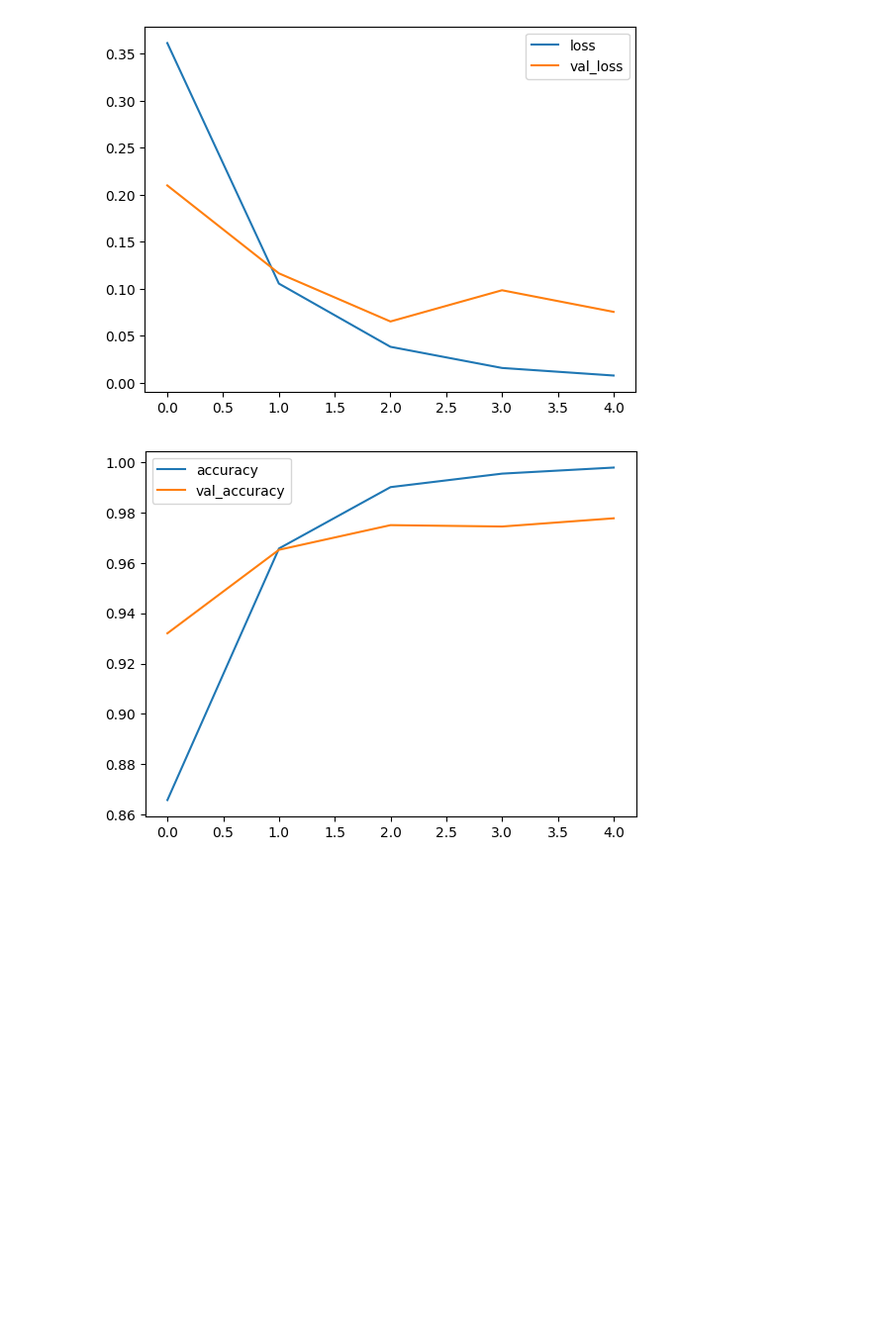
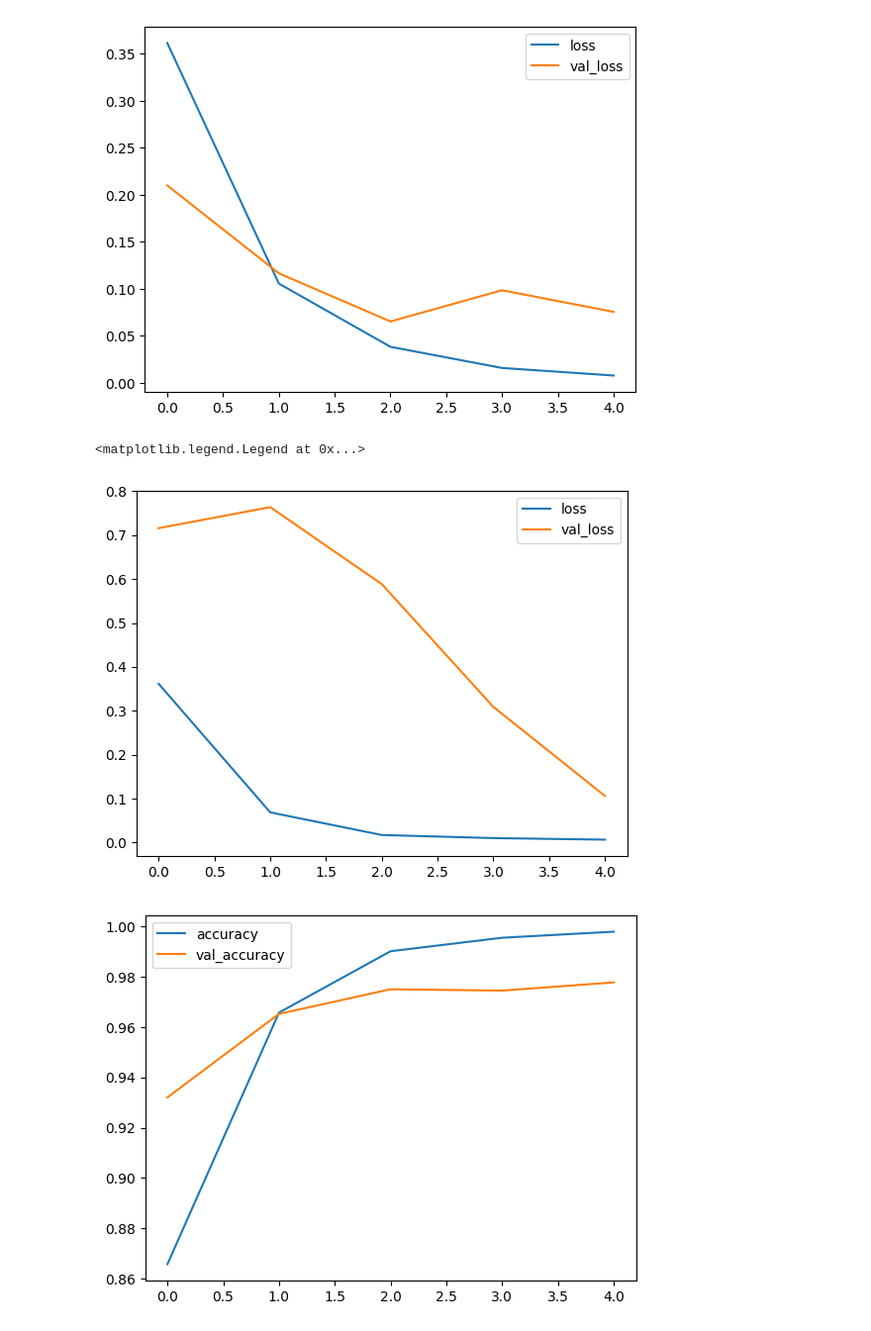
Before and after one commit to noirelab/lamia-bootcamp, a Jupyter notebook: CARD 15/spam detection.ipynb, the cells around one changed output. Shown at 99% size. Cells and saved outputs as stored; diff of their text form; code cells hidden in the pictures; blank space fills up the shorter version.

```diff
--- a/CARD 15/spam detection.ipynb
+++ b/CARD 15/spam detection.ipynb
@@ -89,10 +89,13 @@ D = 20
 i = Input(shape=(T,))
 x = Embedding(V + 1, D)(i)
 x = Conv1D(32, 3, activation='relu')(x)
+x = BatchNormalization()(x)
 x = MaxPooling1D(3)(x)
 x = Conv1D(64, 3, activation='relu')(x)
+x = BatchNormalization()(x)
 x = MaxPooling1D(3)(x)
 x = Conv1D(128, 3, activation='relu')(x)
+x = BatchNormalization()(x)
 x = GlobalMaxPooling1D()(x)
 x = Dense(1, activation='sigmoid')(x)
 
@@ -130,4 +133,14 @@ plt.legend()
 # %% [output]
 <matplotlib.legend.Legend at 0x...>
 [figure]
+# %%
+# com batch normalization
+# apos adicionar o batch normalization após cada etapa, foi visto uma melhoria siginificatica no modelo
+
+plt.plot(r.history['loss'], label='loss')
+plt.plot(r.history['val_loss'], label='val_loss')
+plt.legend()
+# %% [output]
+<matplotlib.legend.Legend at 0x...>
+[figure, added]
 # %%
```
Also changed, not shown: parts of 6 cells of this notebook, 2 other files.
